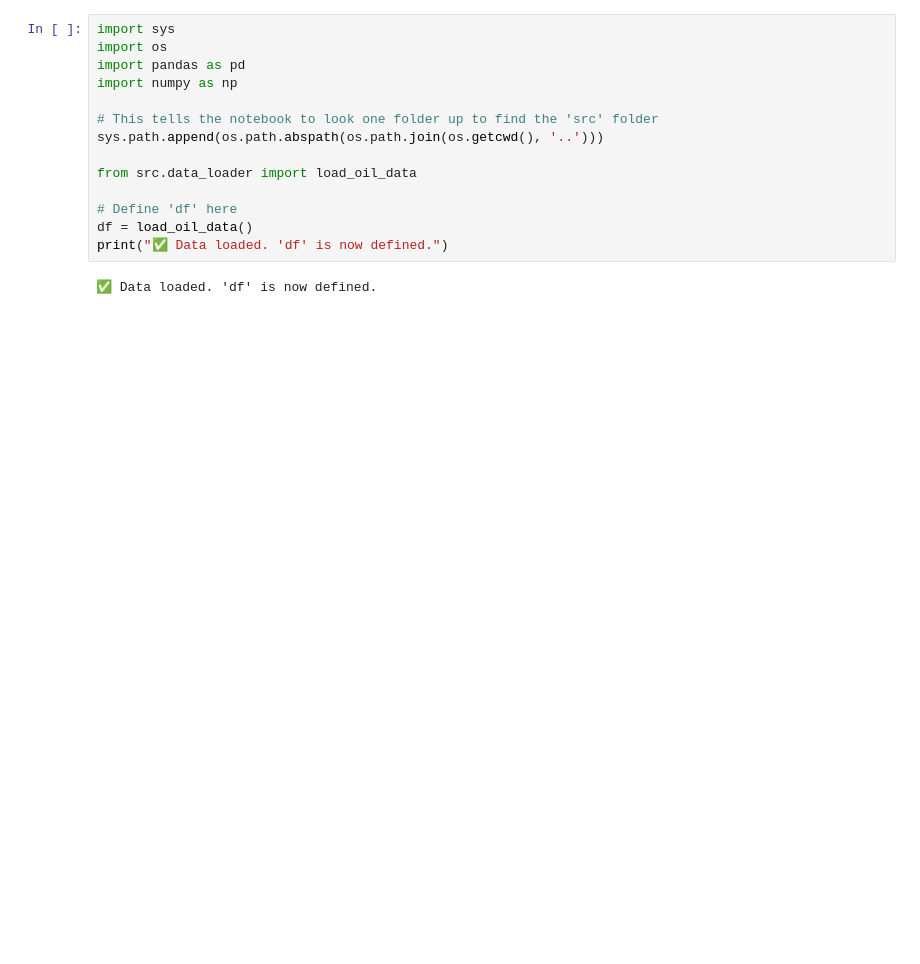
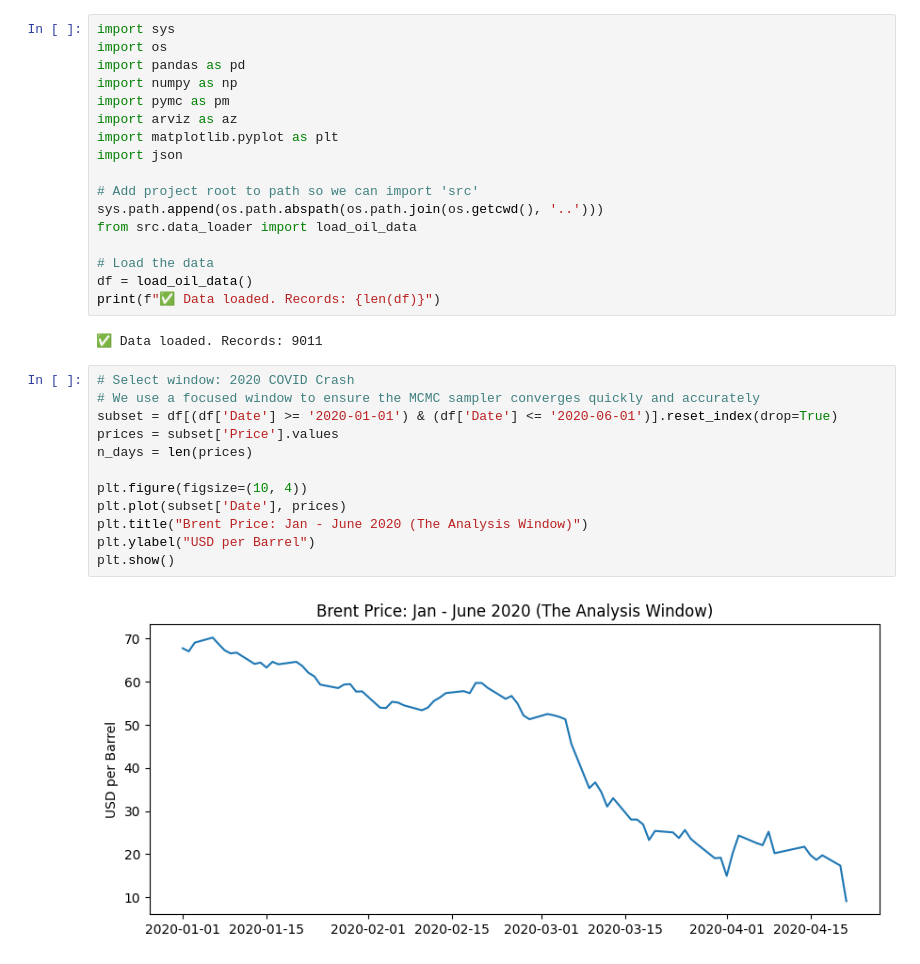
Before and after one commit to adem-mekonnen/brent-oil-timeseries-changepoint, a Jupyter notebook: notebooks/02_bayesian_change_point.ipynb, the cells around one changed output. Saved outputs shown, nothing was run; the diff lists cells and outputs as text; blank space fills up the shorter version.

```diff
--- a/notebooks/02_bayesian_change_point.ipynb
+++ b/notebooks/02_bayesian_change_point.ipynb
@@ -3,15 +3,32 @@ import sys
 import os
 import pandas as pd
 import numpy as np
+import pymc as pm
+import arviz as az
+import matplotlib.pyplot as plt
+import json
 
-# This tells the notebook to look one folder up to find the 'src' folder
+# Add project root to path so we can import 'src'
 sys.path.append(os.path.abspath(os.path.join(os.getcwd(), '..')))
-
 from src.data_loader import load_oil_data
 
-# Define 'df' here
+# Load the data
 df = load_oil_data()
-print("✅ Data loaded. 'df' is now defined.")
+print(f"✅ Data loaded. Records: {len(df)}")
 # %% [output]
-✅ Data loaded. 'df' is now defined.
+✅ Data loaded. Records: 9011
+# %%
+# Select window: 2020 COVID Crash
+# We use a focused window to ensure the MCMC sampler converges quickly and accurately
+subset = df[(df['Date'] >= '2020-01-01') & (df['Date'] <= '2020-06-01')].reset_index(drop=True)
+prices = subset['Price'].values
+n_days = len(prices)
+
+plt.figure(figsize=(10, 4))
+plt.plot(subset['Date'], prices)
+plt.title("Brent Price: Jan - June 2020 (The Analysis Window)")
+plt.ylabel("USD per Barrel")
+plt.show()
+# %% [output]
+[figure, added]
 # %%
```
Also changed, not shown: parts of 5 cells of this notebook, 1 other file.
